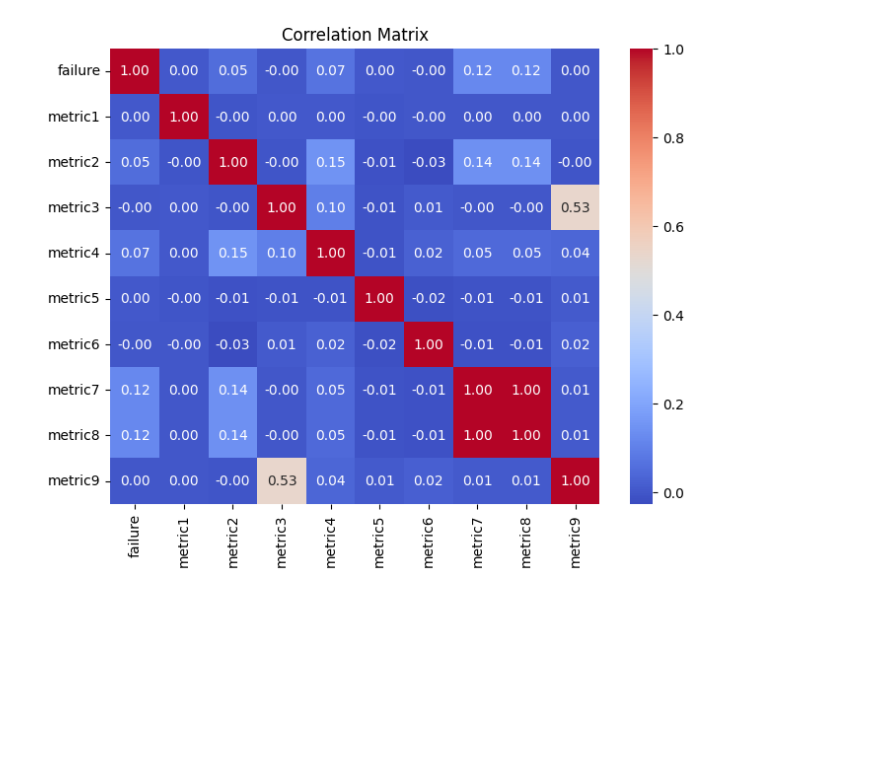
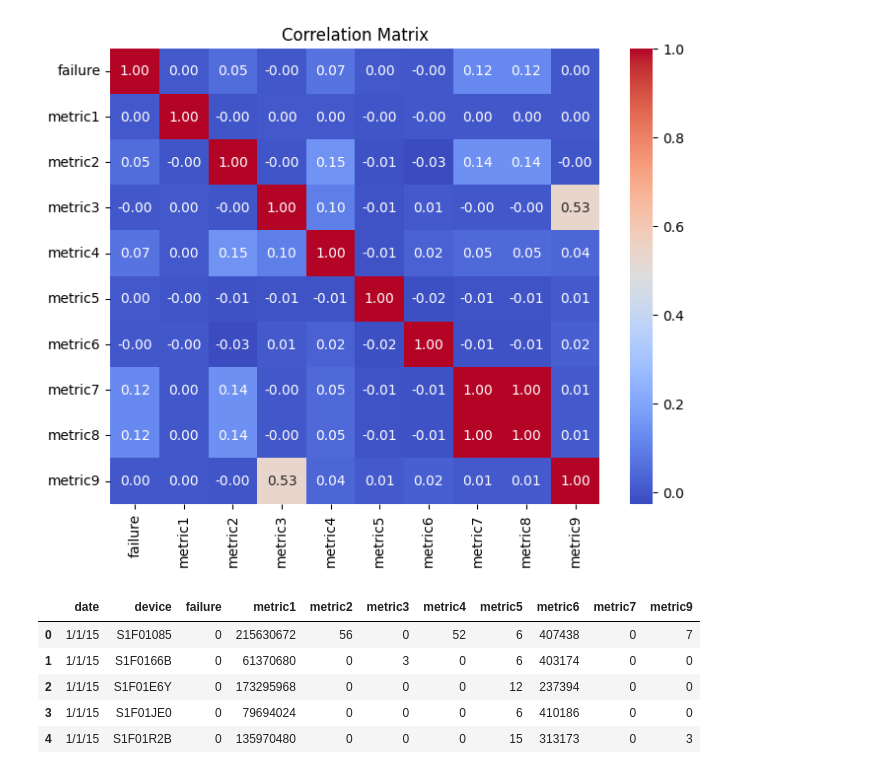
Before and after one commit to umar1207/machine-failure-prediction, a Jupyter notebook: data_analysis.ipynb, the cells around one changed output. Saved outputs shown, nothing was run; the diff lists cells and outputs as text; code cells hidden in the pictures; blank space fills up the shorter version.

```diff
--- a/data_analysis.ipynb
+++ b/data_analysis.ipynb
@@ -131,3 +131,13 @@ plt.title("Correlation Matrix")
 plt.show()
 # %% [output]
 [figure]
+# %%
+df = df.drop('metric8', axis=1)
+df.head()
+# %% [output]
+|  | date | device | failure | metric1 | metric2 | metric3 | metric4 | metric5 | metric6 | metric7 | metric9 |
+| 0 | 1/1/15 | S1F01085 | 0 | 215630672 | 56 | 0 | 52 | 6 | 407438 | 0 | 7 |
+| 1 | 1/1/15 | S1F0166B | 0 | 61370680 | 0 | 3 | 0 | 6 | 403174 | 0 | 0 |
+| 2 | 1/1/15 | S1F01E6Y | 0 | 173295968 | 0 | 0 | 0 | 12 | 237394 | 0 | 0 |
+| 3 | 1/1/15 | S1F01JE0 | 0 | 79694024 | 0 | 0 | 0 | 6 | 410186 | 0 | 0 |
+| 4 | 1/1/15 | S1F01R2B | 0 | 135970480 | 0 | 0 | 0 | 15 | 313173 | 0 | 3 |
```
Also changed, not shown: parts of 2 cells of this notebook.
